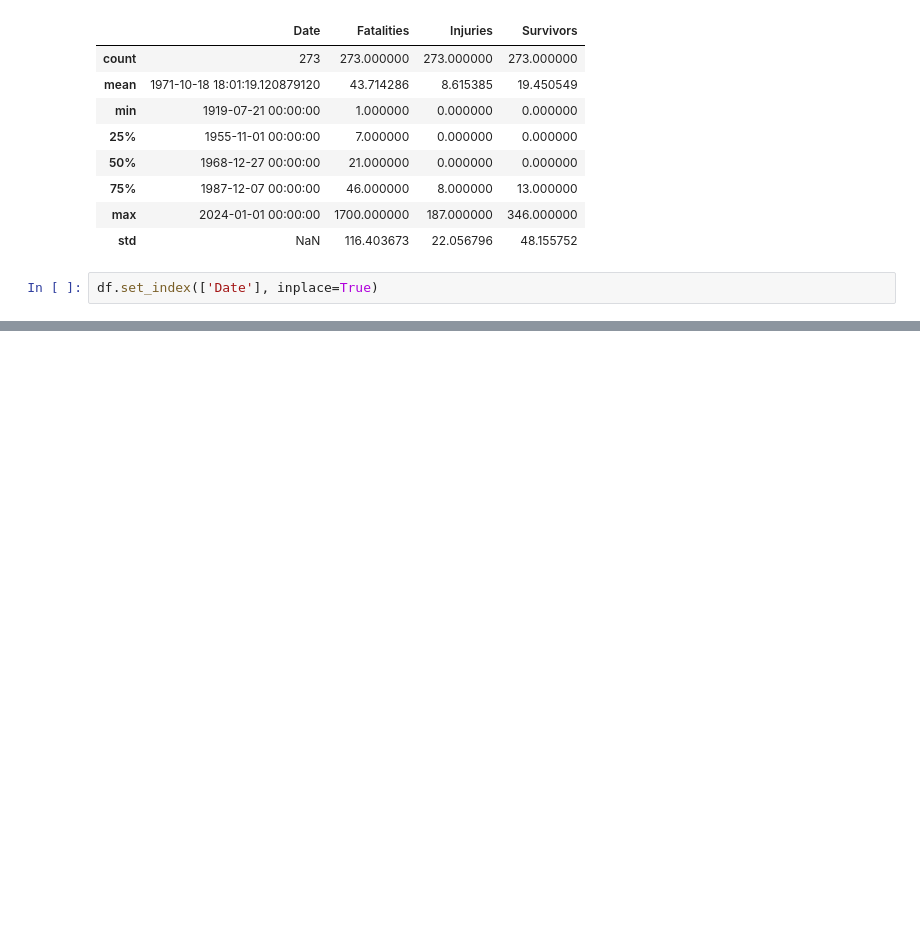
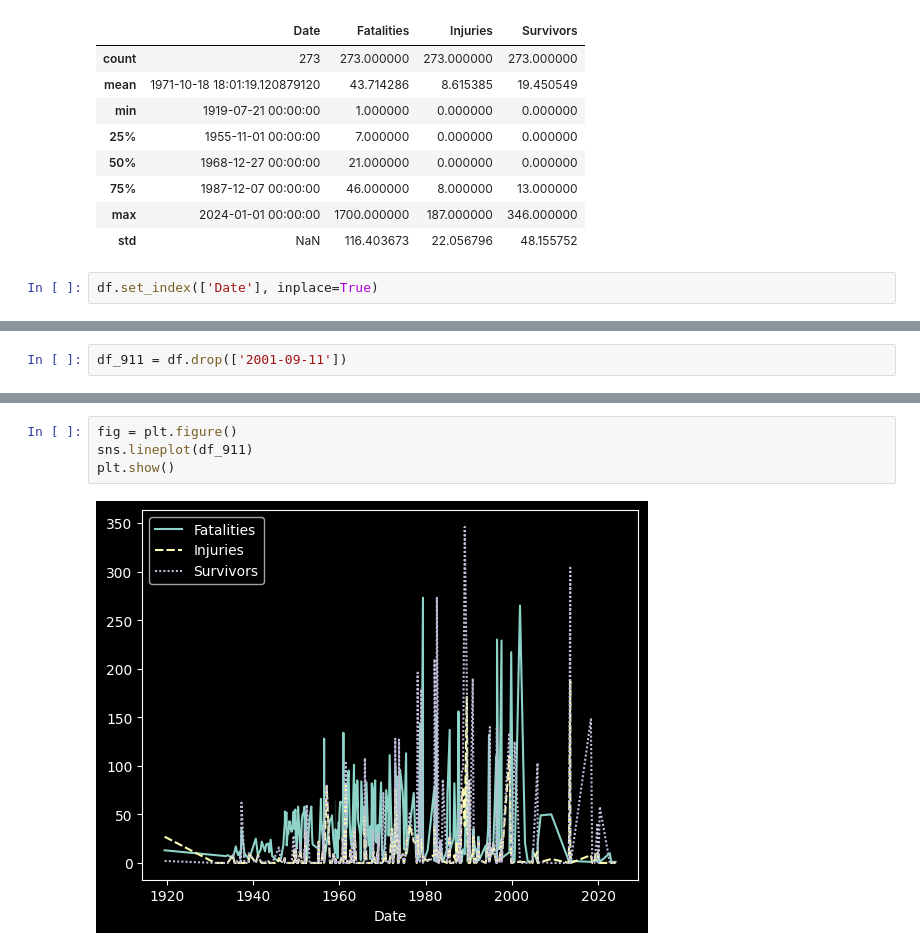
Before and after one commit to deniselouzada/air-accident-reports, a Jupyter notebook: analysis-tensorflow.ipynb, the cells around one changed output, grey strips where cells are left out. Cells and saved outputs as stored; diff of their text form; blank space fills up the shorter version.

```diff
--- a/analysis-tensorflow.ipynb
+++ b/analysis-tensorflow.ipynb
@@ -109,0 +131,2 @@ df.head()
+# %%
+df_911 = df.drop(['2001-09-11'])
@@ -109,0 +150,6 @@ df.head()
+# %%
+fig = plt.figure()
+sns.lineplot(df_911)
+plt.show()
+# %% [output]
+[figure, added]
```
Also changed, not shown: parts of 7 cells of this notebook.
